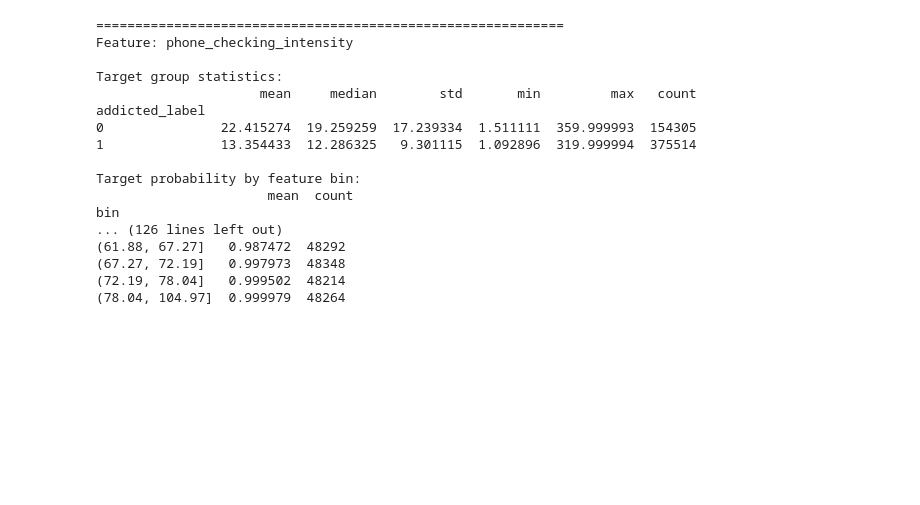
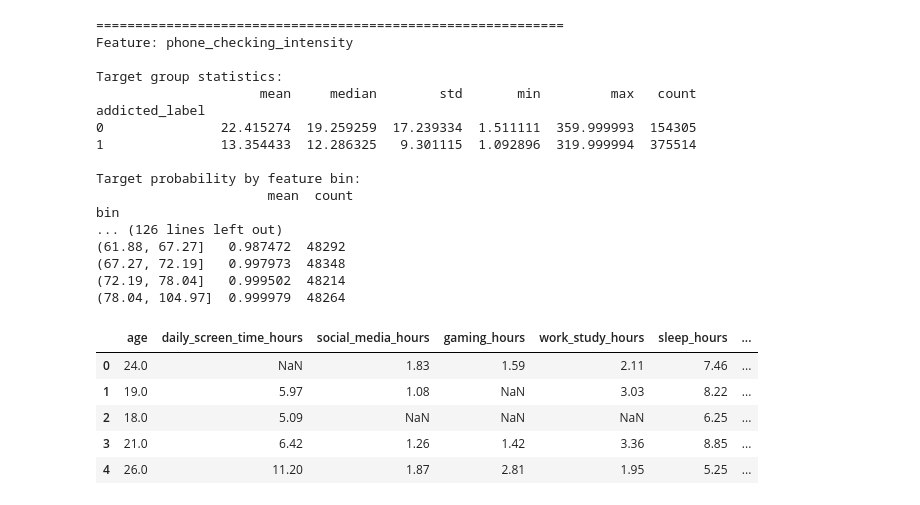
Before and after one commit to anushka3690/Predicting-Smartphone-Addiction, a Jupyter notebook: notebook/model1.ipynb, the cells around one changed output. Cells and saved outputs as stored; diff of their text form; code cells hidden in the pictures; blank space fills up the shorter version.

```diff
--- a/notebook/model1.ipynb
+++ b/notebook/model1.ipynb
@@ -403,3 +403,12 @@ bin
 (67.27, 72.19]   0.997973  48348
 (72.19, 78.04]   0.999502  48214
 (78.04, 104.97]  0.999979  48264
+# %%
+df.head()
+# %% [output]
+|  | age | daily_screen_time_hours | social_media_hours | gaming_hours | work_study_hours | sleep_hours | ... |
+| 0 | 24.0 | NaN | 1.83 | 1.59 | 2.11 | 7.46 | ... |
+| 1 | 19.0 | 5.97 | 1.08 | NaN | 3.03 | 8.22 | ... |
+| 2 | 18.0 | 5.09 | NaN | NaN | NaN | 6.25 | ... |
+| 3 | 21.0 | 6.42 | 1.26 | 1.42 | 3.36 | 8.85 | ... |
+| 4 | 26.0 | 11.20 | 1.87 | 2.81 | 1.95 | 5.25 | ... |
```
Also changed, not shown: parts of 12 cells of this notebook.
